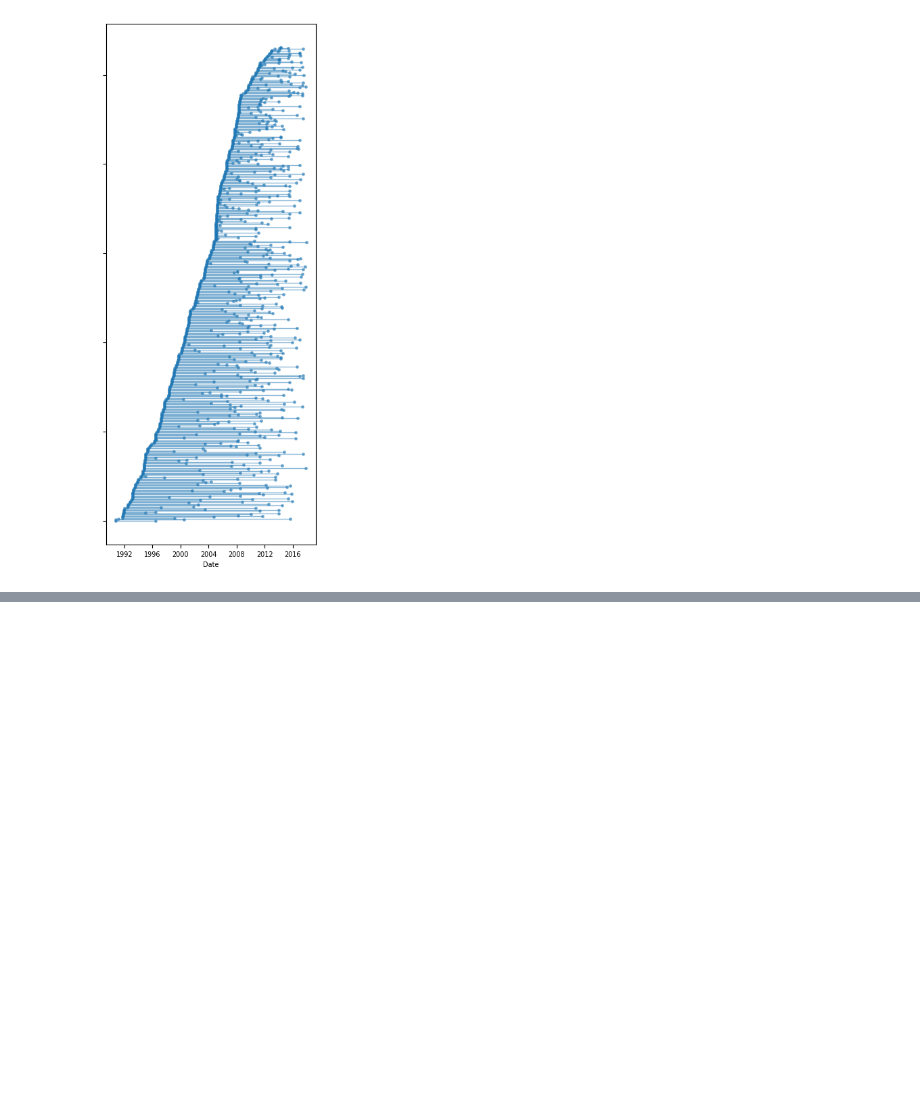
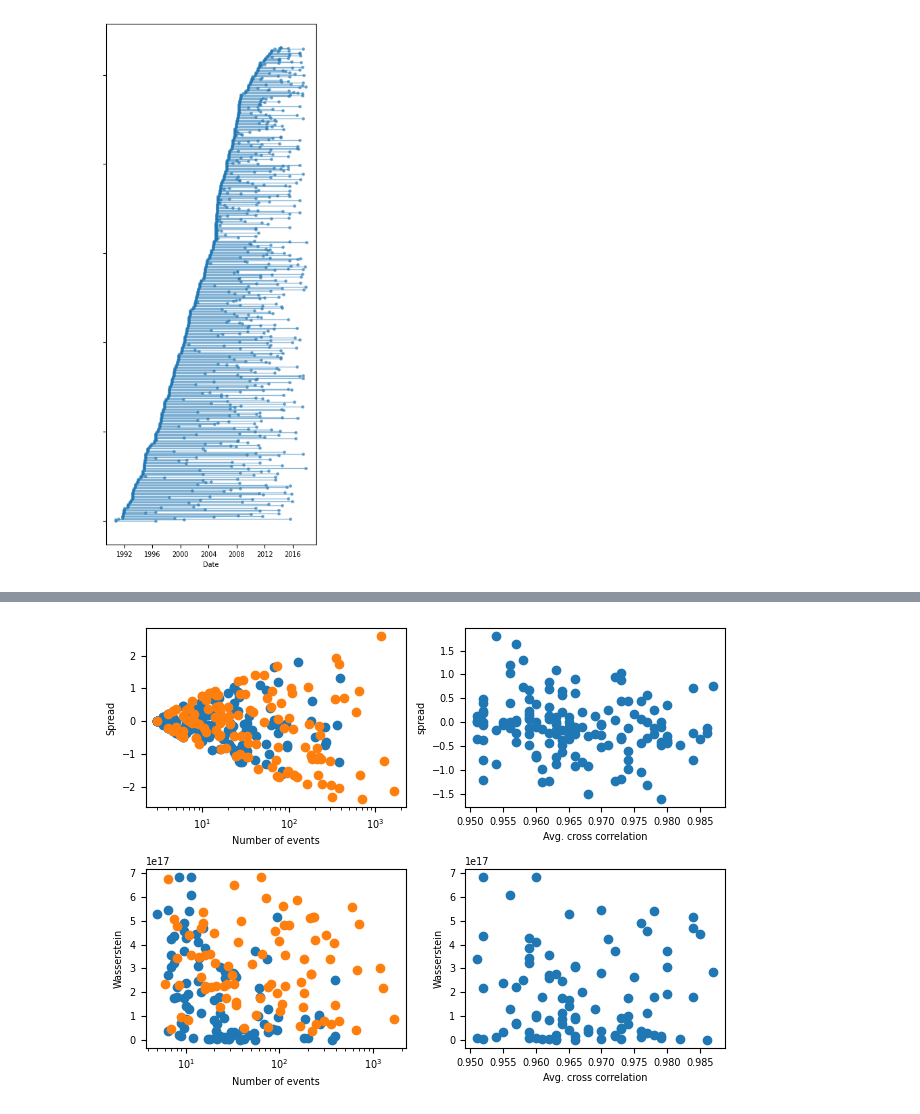
Before and after one commit to keliankaz/repeaters, a Jupyter notebook: repeaters_and_sequences.ipynb, the cells around one changed output, grey strips where cells are left out. Drawn from its saved outputs; the diff is of its cells as text; code cells hidden in the pictures; blank space fills up the shorter version.

```diff
--- a/repeaters_and_sequences.ipynb
+++ b/repeaters_and_sequences.ipynb
@@ -93,8 +104,12 @@ def calculate_spread(time_array, pair, method='counting measure distance'):
         N2byN1 = np.abs(N1-N2)
     elif method == 'absolute relative difference':
         N2byN1 = np.abs(N1-N2)/N1
+    elif method == 'log relative difference':
+        N2byN1 = np.log10(np.abs(N1-N2)/N1)
     elif method == 'relative difference':
         N2byN1 = (N1-N2)/N1
+    elif method == 'relative productivity':
+        N2byN1 = np.log10(N2/N1)
     elif method == 'poisson':
         N2byN1 = (
             (N2+N1+1) * -np.log(2)
@@ -270,0 +342,61 @@ plt.tight_layout()
+# %%
+fig,AX = plt.subplots(2,2)
+ax = AX[0,0]
+ax.scatter(
+    [
+        np.mean(
+            [len(s["catalog_1"]), len(s["catalog_2"])]
+        ) for s in sequences
+    ],
+    final_spread,
+)
+
+ax.scatter(
+    [
+        np.mean(
+            [len(s["catalog_1"]), len(s["catalog_2"])]
+        ) for s in dummy_sequences
+    ],
+    final_dummy_spread,
+)
+ax.set(xscale='log', xlabel='Number of events', ylabel='Spread')
+
+ax = AX[0,1]
+ax.scatter(
+    [s["Avg_CC"] for s in sequences],
+    final_spread,
+)
+
+ax.set(ylabel='spread', xlabel='Avg. cross correlation')
+
+ax = AX[1,0]
+ax.scatter(
+    [
+        np.mean(
+            [len(s["catalog_1"]), len(s["catalog_2"])]
+        ) for s in sequences
+    ],
+    w_difference,
+)
+
+ax.scatter(
+    [
+        np.mean(
+            [len(s["catalog_1"]), len(s["catalog_2"])]
+        ) for s in dummy_sequences
+    ],
+    dummy_w_difference,
+)
+ax.set(xscale='log', xlabel='Number of events', ylabel='Wasserstein')
+
+ax = AX[1,1]
+ax.scatter(
+    [s["Avg_CC"] for s in sequences],
+    w_difference,
+)
+
+ax.set(ylabel='Wasserstein', xlabel='Avg. cross correlation')
+
+plt.tight_layout()
+# %% [output]
+[figure, added]
```
Also changed, not shown: parts of 10 cells of this notebook, 1 other file.
